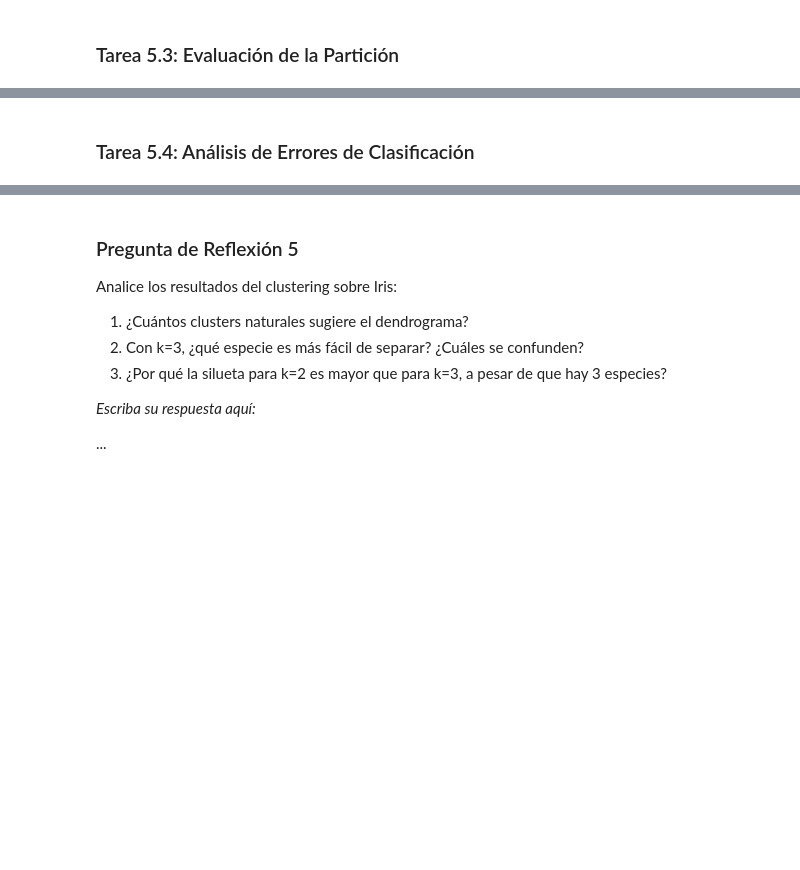
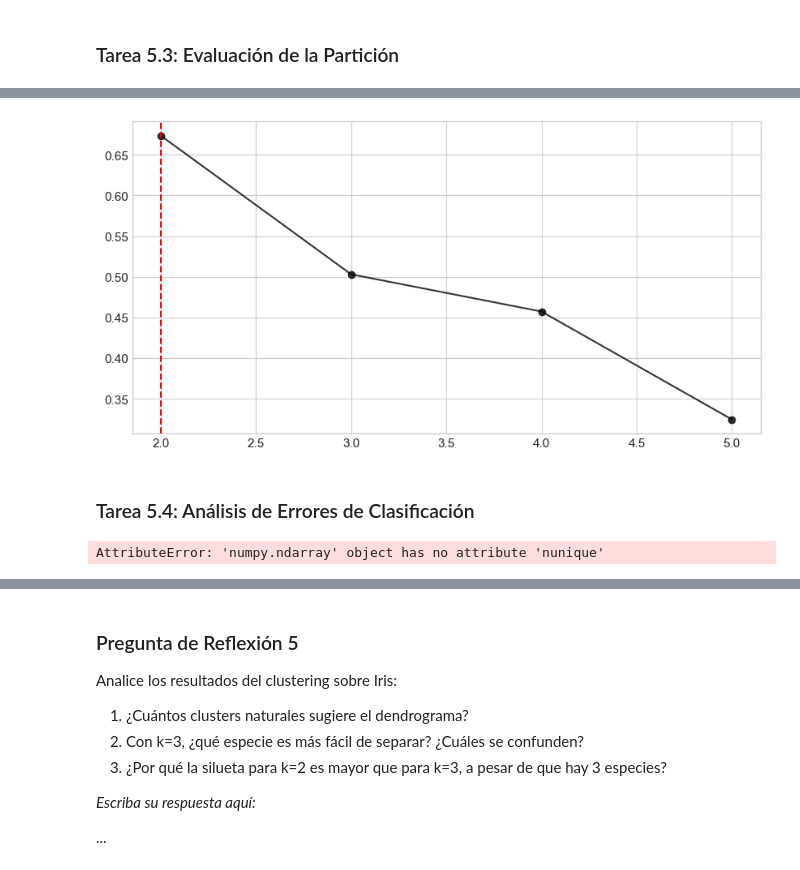
Before and after one commit to choppeb7/aprendizaje-no-supervisado, a Jupyter notebook: Notebooks_Clustering/2_Clustering_Jerarquico_Ejercicios.ipynb, the cells around one changed output, grey strips where cells are left out. Cells and saved outputs as stored; diff of their text form; code cells hidden in the pictures; blank space fills up the shorter version.

```diff
--- a/Notebooks_Clustering/2_Clustering_Jerarquico_Ejercicios.ipynb
+++ b/Notebooks_Clustering/2_Clustering_Jerarquico_Ejercicios.ipynb
@@ -664,7 +710,12 @@ print("Evaluación de diferentes valores de k:")
 print("=" * 50)
 print(f"{'k':<5} {'Silueta':<12} {'ARI':<12} {'NMI':<12}")
 print("-" * 50)
-
-for k in [2, 3, 4]:
-    # Su código aquí
+silueta_score_list=[]
+for k in [2, 3, 4, 5]:
+    labels=fcluster(Z_ward, t=k, criterion="maxclust")
+    silueta=silhouette_score(X_df, labels=labels)
+    Ari=adjusted_rand_score(labels, y_iris)
+    nmi=normalized_mutual_info_score(labels, y_iris)
+    silueta_score_list.append(silueta)
+    print(f"{k:<5} {silueta:<12.2f} {Ari:<12.2f} {nmi:<12.2f}")
     pass
@@ -671,2 +731,11 @@ for k in [2, 3, 4]:
+# %%
+plt.figure(figsize=(10,5))
+k_List=[2, 3, 4, 5]
+plt.plot(k_List, silueta_score_list, "-o", c="black", alpha=0.8 )
+plt.axvline(2, color="red", linestyle="--")
+
+plt.show()
+# %% [output]
+[figure, added]
 # %% [markdown]
 ### Tarea 5.4: Análisis de Errores de Clasificación
@@ -679,0 +742,5 @@ for k in [2, 3, 4]:
+# %%
+# En la realidad existen cuantos grupos y como estan clasificados
+y_iris.nunique()
+# %% [output]
+AttributeError: 'numpy.ndarray' object has no attribute 'nunique'
```
Also changed, not shown: parts of 9 cells of this notebook, 2 other files.
